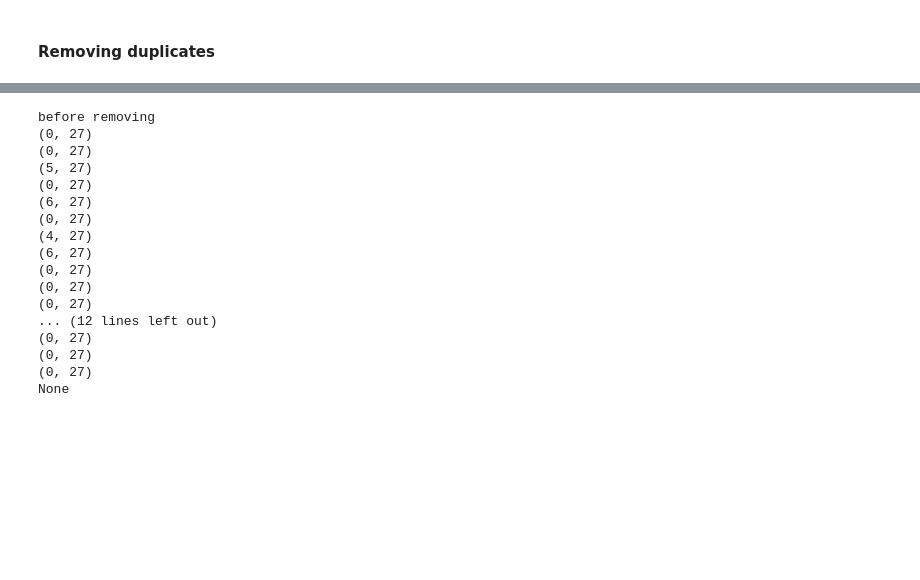
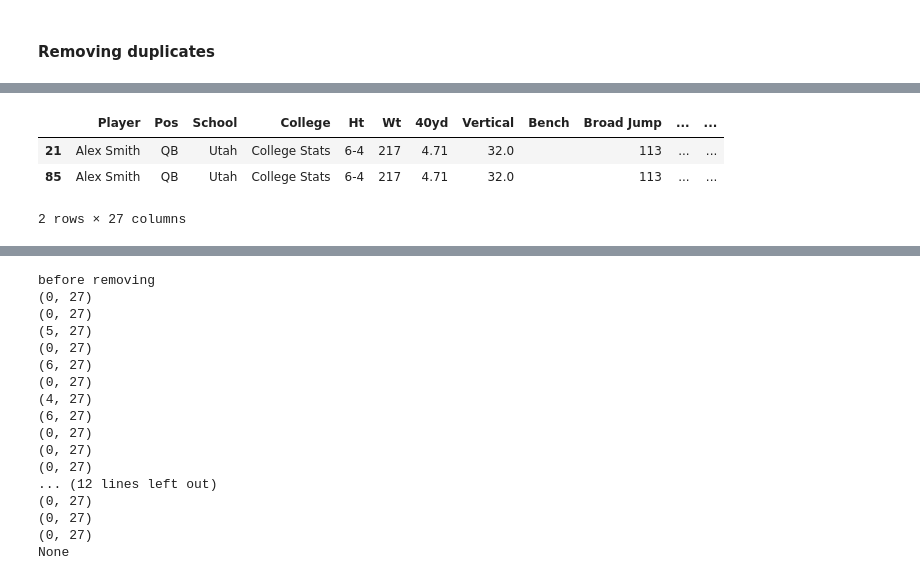
Before and after one commit to jhonsen/NFLplayersValuation, a Jupyter notebook: codes/Step1_DataAcquisition.ipynb, the cells around one changed output, grey strips where cells are left out. Cells and saved outputs as stored; diff of their text form; code cells hidden in the pictures; blank space fills up the shorter version.

```diff
--- a/codes/Step1_DataAcquisition.ipynb
+++ b/codes/Step1_DataAcquisition.ipynb
@@ -354,5 +392,12 @@ before removing:
 (0, 27)
 (0, 27)
 None
+# %%
+findDuplicates(list_data_QB[5])
+# %% [output]
+|  | Player | Pos | School | College | Ht | Wt | 40yd | Vertical | Bench | Broad Jump | ... | ... |
+| 21 | Alex Smith | QB | Utah | College Stats | 6-4 | 217 | 4.71 | 32.0 |  | 113 | ... | ... |
+| 85 | Alex Smith | QB | Utah | College Stats | 6-4 | 217 | 4.71 | 32.0 |  | 113 | ... | ... |
+2 rows × 27 columns
 # %%
 # Drop TE Alex Smith
```
Also changed, not shown: parts of 16 cells of this notebook, 5 other files.
